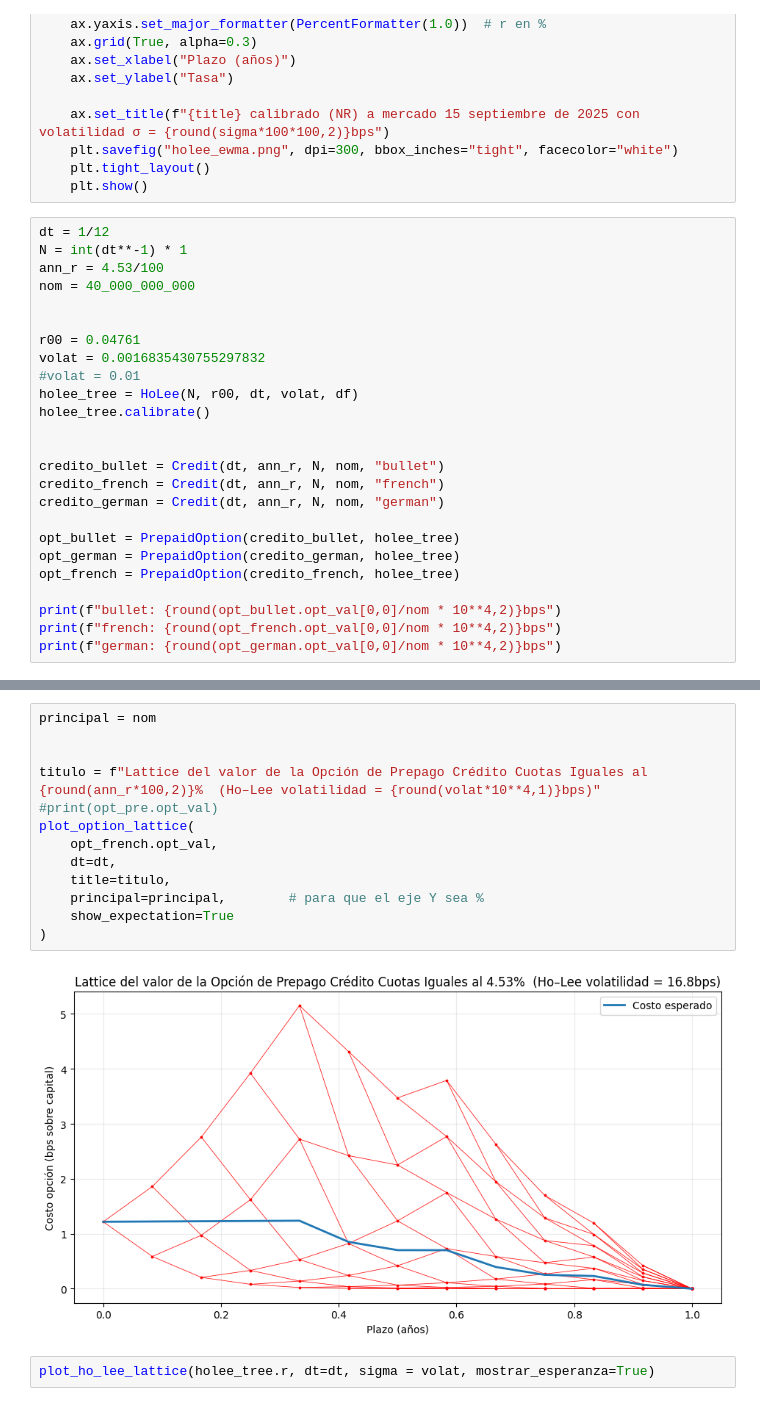
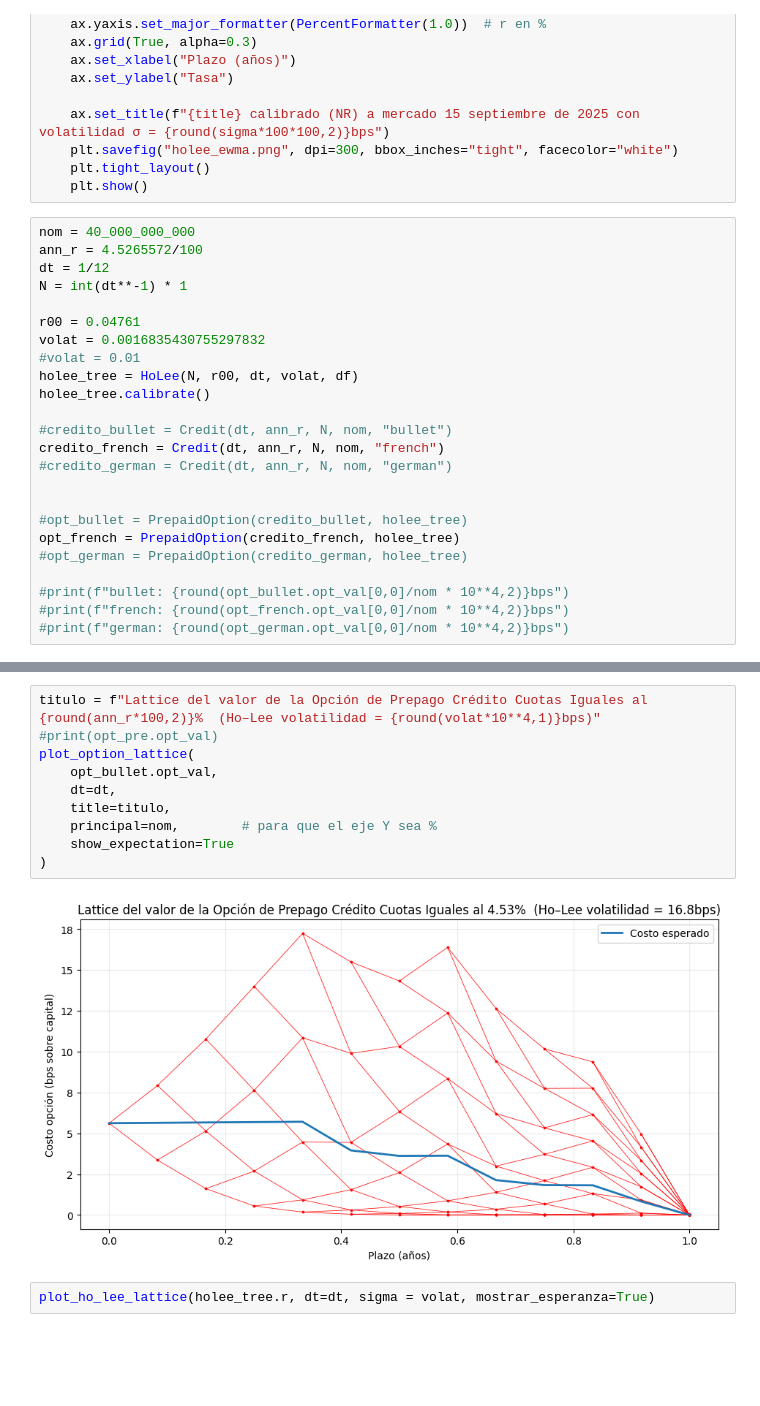
Before and after one commit to vgalfaro/capstone, a Jupyter notebook: test_val.ipynb, the cells around one changed output, grey strips where cells are left out. Saved outputs shown, nothing was run; the diff lists cells and outputs as text; blank space fills up the shorter version.

```diff
--- a/test_val.ipynb
+++ b/test_val.ipynb
@@ -171,11 +171,10 @@ def plot_ho_lee_lattice(
     plt.tight_layout()
     plt.show()
 # %%
+nom = 40_000_000_000
+ann_r = 4.5265572/100
 dt = 1/12
 N = int(dt**-1) * 1
-ann_r = 4.53/100
-nom = 40_000_000_000
-
 
 r00 = 0.04761
 volat = 0.0016835430755297832
@@ -183,16 +182,16 @@ volat = 0.0016835430755297832
 holee_tree = HoLee(N, r00, dt, volat, df)
 holee_tree.calibrate()
 
+#credito_bullet = Credit(dt, ann_r, N, nom, "bullet")
+credito_french = Credit(dt, ann_r, N, nom, "french")
+#credito_german = Credit(dt, ann_r, N, nom, "german")
 
-credito_bullet = Credit(dt, ann_r, N, nom, "bullet")
-credito_french = Credit(dt, ann_r, N, nom, "french")
-credito_german = Credit(dt, ann_r, N, nom, "german")
 
-opt_bullet = PrepaidOption(credito_bullet, holee_tree)
-opt_german = PrepaidOption(credito_german, holee_tree)
+#opt_bullet = PrepaidOption(credito_bullet, holee_tree)
 opt_french = PrepaidOption(credito_french, holee_tree)
+#opt_german = PrepaidOption(credito_german, holee_tree)
 
-print(f"bullet: {round(opt_bullet.opt_val[0,0]/nom * 10**4,2)}bps")
-print(f"french: {round(opt_french.opt_val[0,0]/nom * 10**4,2)}bps")
-print(f"german: {round(opt_german.opt_val[0,0]/nom * 10**4,2)}bps")
+#print(f"bullet: {round(opt_bullet.opt_val[0,0]/nom * 10**4,2)}bps")
+#print(f"french: {round(opt_french.opt_val[0,0]/nom * 10**4,2)}bps")
+#print(f"german: {round(opt_german.opt_val[0,0]/nom * 10**4,2)}bps")
 # %% [output]
@@ -202,18 +220,15 @@ german: 1.2bps
 # %%
-principal = nom
-
-
 titulo = f"Lattice del valor de la Opción de Prepago Crédito Cuotas Iguales al {round(ann_r*100,2)}%  (Ho–Lee volatilidad = {round(volat*10**4,1)}bps)"
 #print(opt_pre.opt_val)
 plot_option_lattice(
-    opt_french.opt_val,
+    opt_bullet.opt_val,
     dt=dt,
     title=titulo,
-    principal=principal,        # para que el eje Y sea %
+    principal=nom,        # para que el eje Y sea %
     show_expectation=True
 )
 # %% [output]
-[figure, old version]
+[figure, new version]
 # %%
 plot_ho_lee_lattice(holee_tree.r, dt=dt, sigma = volat, mostrar_esperanza=True)
 # %% [output]
```
Also changed, not shown: parts of 4 cells of this notebook, 4 other files.
